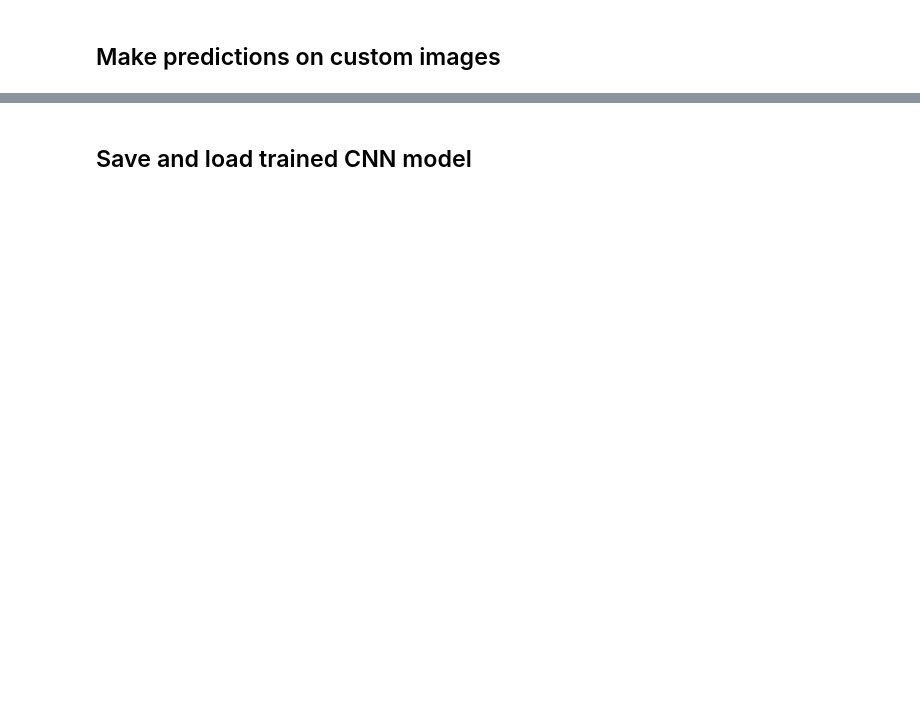
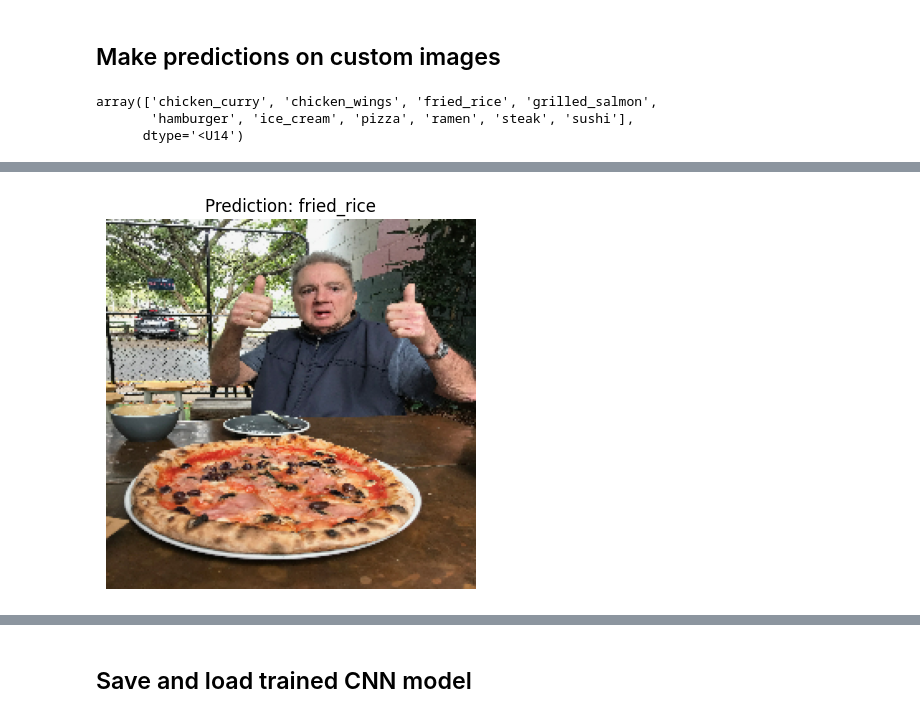
Before and after one commit to owen-wang-student/tensorflow-practice, a Jupyter notebook: food_cnn_classification.ipynb, the cells around one changed output, grey strips where cells are left out. Saved outputs shown, nothing was run; the diff lists cells and outputs as text; code cells hidden in the pictures; blank space fills up the shorter version.

Commit message:
created (bad) multi-class food classifier using cnn's

```diff
--- a/food_cnn_classification.ipynb
+++ b/food_cnn_classification.ipynb
@@ -220,2 +294,8 @@ plot_loss_curves(history) # very clear overfitting is seen
 # %% [markdown]
 ## Make predictions on custom images
+# %%
+class_names
+# %% [output]
+array(['chicken_curry', 'chicken_wings', 'fried_rice', 'grilled_salmon',
+       'hamburger', 'ice_cream', 'pizza', 'ramen', 'steak', 'sushi'],
+      dtype='<U14')
@@ -221,0 +328,29 @@ plot_loss_curves(history) # very clear overfitting is seen
+# %%
+# Helper function to predict and plot using model
+def pred_and_plot(model, filename, class_names):
+  """
+  Imports an image located at filename, makes a prediction on it with
+  a trained model and plots the image with the predicted class as the title.
+  """
+  # Import the target image and preprocess it
+  img = load_and_prep_image(filename)
+
+  # Make a prediction
+  pred = model.predict(tf.expand_dims(img, axis=0))
+
+  # Get the predicted class
+  if len(pred[0]) > 1:
+    pred_class = class_names[tf.argmax(pred[0])]
+  else:
+    pred_class = class_names[int(tf.round(pred[0]))]
+
+  # Plot the image and predicted class
+  plt.imshow(img)
+  plt.title(f"Prediction: {pred_class}")
+  plt.axis(False);
+# %%
+# Run predictions
+pred_and_plot(model=model_2,
+             filename="03-pizza-dad.jpeg",
+             class_names=class_names)
+# %% [output]
@@ -221,0 +358 @@ plot_loss_curves(history) # very clear overfitting is seen
+[figure, added]
```
Also changed, not shown: parts of 16 cells of this notebook.
